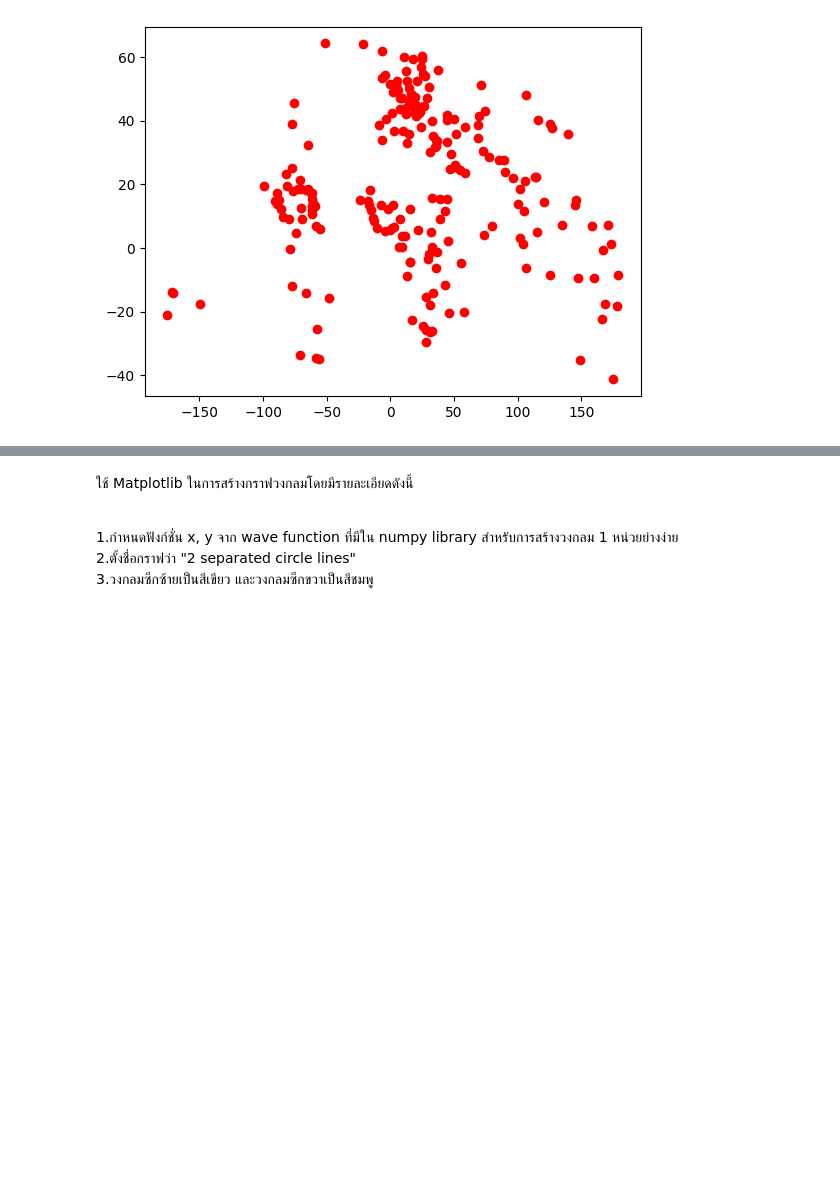
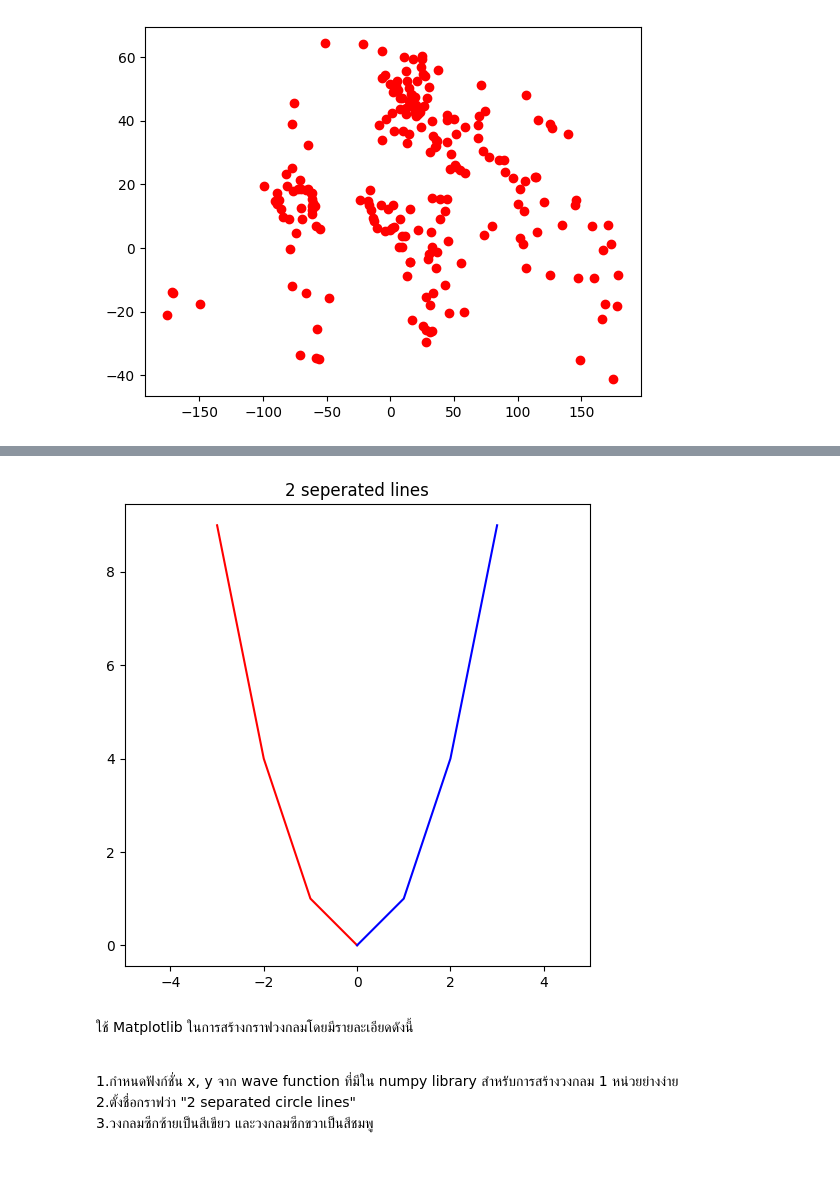
Before and after one commit to Kittonn/intro-to-ml-and-dl, a Jupyter notebook: week-1/W1_3_Matplotlib_n_Pandas_R0a.ipynb, the cells around one changed output, grey strips where cells are left out. Drawn from its saved outputs; the diff is of its cells as text; code cells hidden in the pictures; blank space fills up the shorter version.

```diff
--- a/week-1/W1_3_Matplotlib_n_Pandas_R0a.ipynb
+++ b/week-1/W1_3_Matplotlib_n_Pandas_R0a.ipynb
@@ -490,6 +476,26 @@ plt.plot(df.longitude, df.latitude, 'ro');
 
 \
 ![image.png](embedded-picture-1)
+# %%
+# parabola: y = x^2
+
+x = np.array([-3, -2, -1, 0, 1, 2, 3])
+y = x**2
+
+plt.figure(figsize=(6, 6))
+
+left_mask = x <= 0
+right_mask = x >= 0
+
+plt.plot(x[left_mask], y[left_mask], color="red")
+
+plt.plot(x[right_mask], y[right_mask], color="blue")
+
+plt.title("2 separated lines")
+plt.axis("equal")
+plt.show()
+# %% [output]
+[figure, added]
 # %% [markdown]
 ใช้ Matplotlib ในการสร้างกราฟวงกลมโดยมีรายละเอียดดังนี้
 
```
Also changed, not shown: parts of 5 cells of this notebook.
